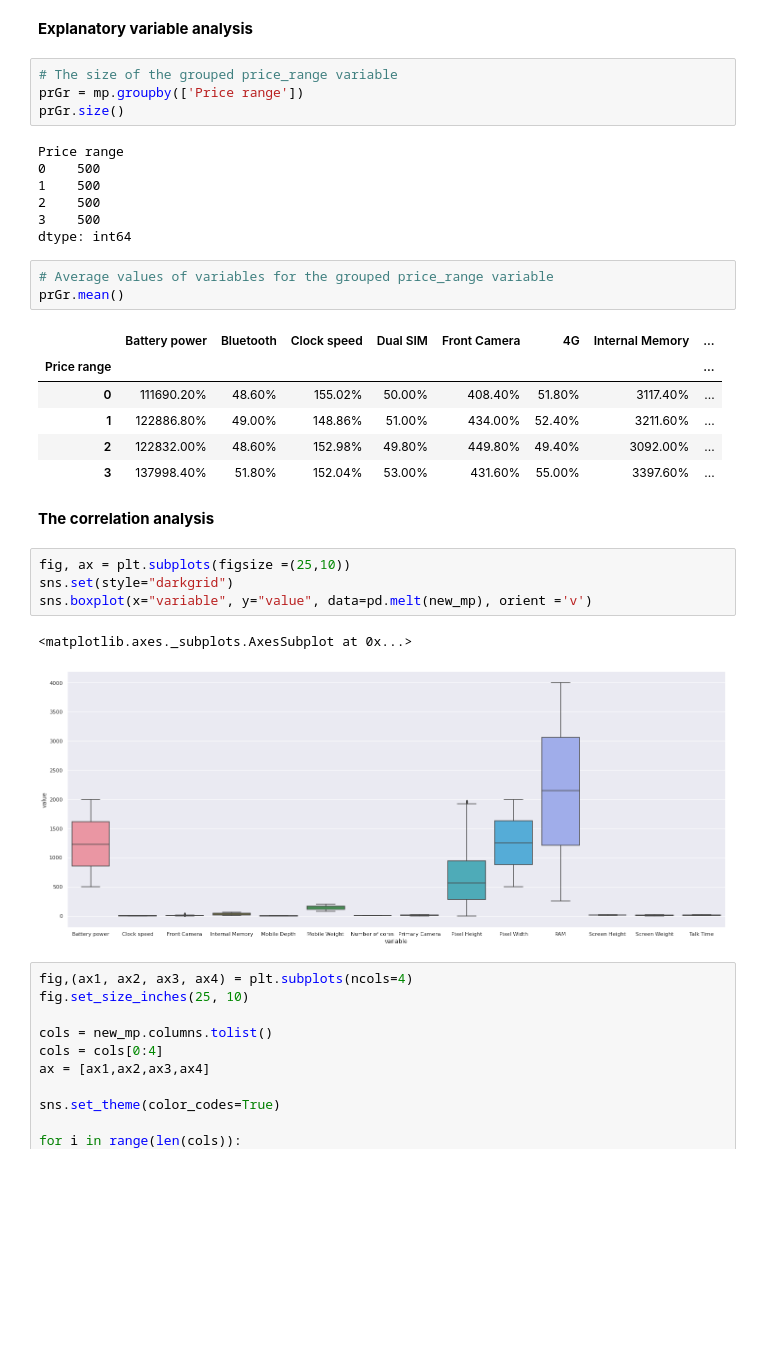
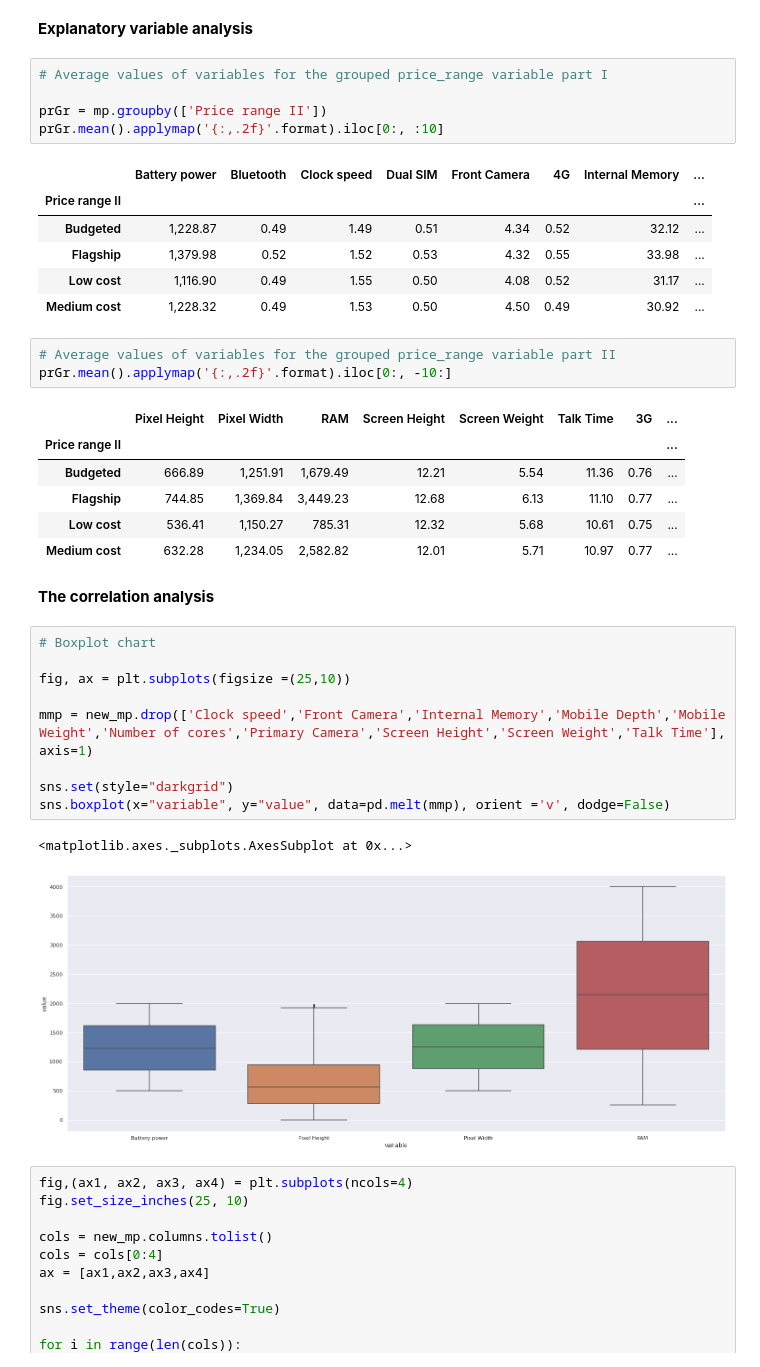
Before and after one commit to slawomirzurek/Data_Analysis_and_Programming_in_Python, a Jupyter notebook: Task.ipynb, the cells around one changed output. Drawn from its saved outputs; the diff is of its cells as text; blank space fills up the shorter version.

```diff
--- a/Task.ipynb
+++ b/Task.ipynb
@@ -233,35 +242,41 @@ plt.show()
 # %% [markdown]
 **Explanatory variable analysis**
 # %%
-# The size of the grouped price_range variable
-prGr = mp.groupby(['Price range'])
-prGr.size()
+# Average values of variables for the grouped price_range variable part I
+
+prGr = mp.groupby(['Price range II'])
+prGr.mean().applymap('{:,.2f}'.format).iloc[0:, :10]
 # %% [output]
-Price range
-0    500
-1    500
-2    500
-3    500
-dtype: int64
+|  | Battery power | Bluetooth | Clock speed | Dual SIM | Front Camera | 4G | Internal Memory | ... |
+| Price range II |  |  |  |  |  |  |  | ... |
+| Budgeted | 1,228.87 | 0.49 | 1.49 | 0.51 | 4.34 | 0.52 | 32.12 | ... |
+| Flagship | 1,379.98 | 0.52 | 1.52 | 0.53 | 4.32 | 0.55 | 33.98 | ... |
+| Low cost | 1,116.90 | 0.49 | 1.55 | 0.50 | 4.08 | 0.52 | 31.17 | ... |
+| Medium cost | 1,228.32 | 0.49 | 1.53 | 0.50 | 4.50 | 0.49 | 30.92 | ... |
 # %%
-# Average values of variables for the grouped price_range variable
-prGr.mean()
+# Average values of variables for the grouped price_range variable part II
+prGr.mean().applymap('{:,.2f}'.format).iloc[0:, -10:]
 # %% [output]
-|  | Battery power | Bluetooth | Clock speed | Dual SIM | Front Camera | 4G | Internal Memory | ... |
-| Price range |  |  |  |  |  |  |  | ... |
-| 0 | 111690.20% | 48.60% | 155.02% | 50.00% | 408.40% | 51.80% | 3117.40% | ... |
-| 1 | 122886.80% | 49.00% | 148.86% | 51.00% | 434.00% | 52.40% | 3211.60% | ... |
-| 2 | 122832.00% | 48.60% | 152.98% | 49.80% | 449.80% | 49.40% | 3092.00% | ... |
-| 3 | 137998.40% | 51.80% | 152.04% | 53.00% | 431.60% | 55.00% | 3397.60% | ... |
+|  | Pixel Height | Pixel Width | RAM | Screen Height | Screen Weight | Talk Time | 3G | ... |
+| Price range II |  |  |  |  |  |  |  | ... |
+| Budgeted | 666.89 | 1,251.91 | 1,679.49 | 12.21 | 5.54 | 11.36 | 0.76 | ... |
+| Flagship | 744.85 | 1,369.84 | 3,449.23 | 12.68 | 6.13 | 11.10 | 0.77 | ... |
+| Low cost | 536.41 | 1,150.27 | 785.31 | 12.32 | 5.68 | 10.61 | 0.75 | ... |
+| Medium cost | 632.28 | 1,234.05 | 2,582.82 | 12.01 | 5.71 | 10.97 | 0.77 | ... |
 # %% [markdown]
 **The correlation analysis**
 # %%
+# Boxplot chart
+
 fig, ax = plt.subplots(figsize =(25,10))
+
+mmp = new_mp.drop(['Clock speed','Front Camera','Internal Memory','Mobile Depth','Mobile Weight','Number of cores','Primary Camera','Screen Height','Screen Weight','Talk Time'], axis=1)
+
 sns.set(style="darkgrid")
-sns.boxplot(x="variable", y="value", data=pd.melt(new_mp), orient ='v')
+sns.boxplot(x="variable", y="value", data=pd.melt(mmp), orient ='v', dodge=False)
 # %% [output]
 <matplotlib.axes._subplots.AxesSubplot at 0x...>
-[figure, old version]
+[figure, new version]
 # %%
 fig,(ax1, ax2, ax3, ax4) = plt.subplots(ncols=4)
 fig.set_size_inches(25, 10)
```
Also changed, not shown: parts of 13 cells of this notebook.
